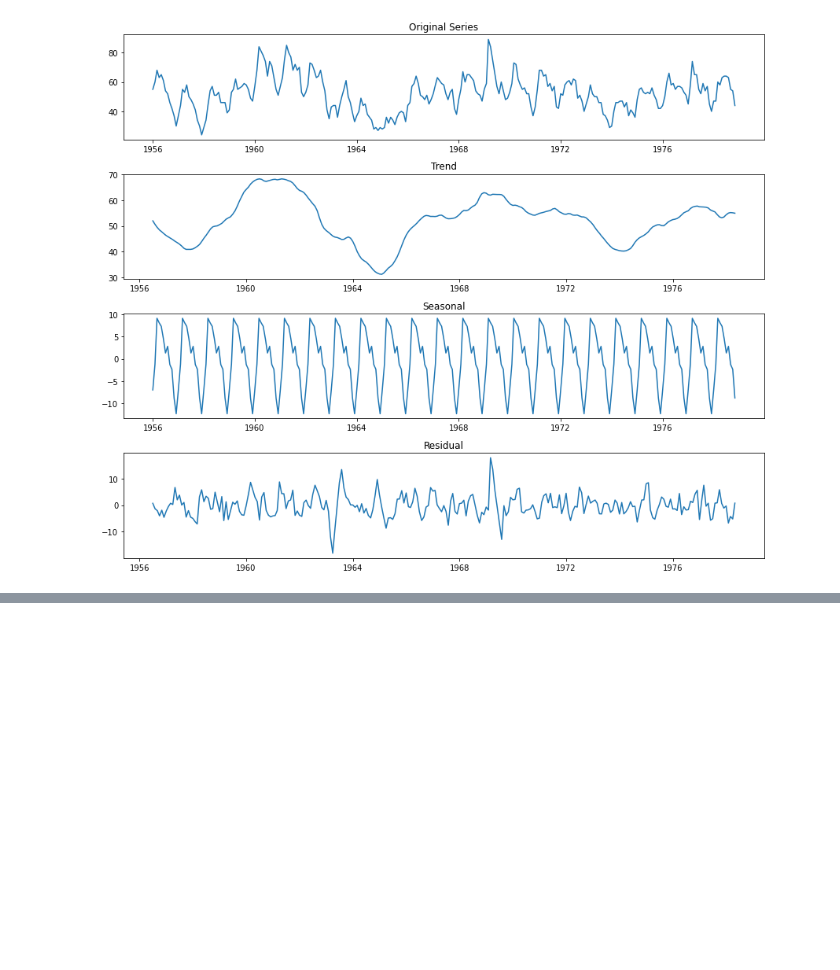
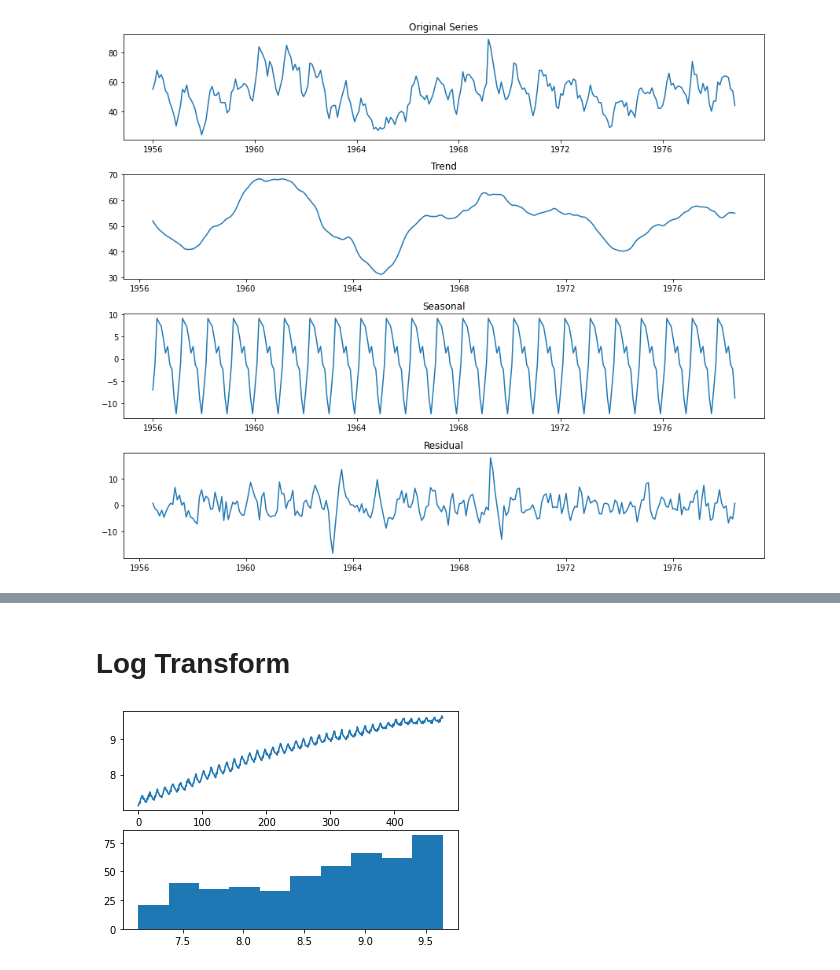
Before and after one commit to shahidzk1/Numerical_analysis, a Jupyter notebook: week8/Week8.ipynb, the cells around one changed output, grey strips where cells are left out. Cells and saved outputs as stored; diff of their text form; code cells hidden in the pictures; blank space fills up the shorter version.

```diff
--- a/week8/Week8.ipynb
+++ b/week8/Week8.ipynb
@@ -148,0 +201,20 @@ plt.show()
+# %% [markdown]
+# Log Transform
+# %%
+from numpy import log
+series = read_excel('Electricity.xls',
+              sheet_name='Data', header=0,
+              index_col=0, parse_dates=True)
+dataframe = DataFrame(series.values)
+dataframe.columns = ['electricity']
+dataframe['electricity'] = log(dataframe['electricity'])
+pyplot.figure(1)
+# line plot
+pyplot.subplot(211)
+pyplot.plot(dataframe['electricity'])
+# histogram
+pyplot.subplot(212)
+pyplot.hist(dataframe['electricity'])
+pyplot.show()
+# %% [output]
+[figure, added]
```
Also changed, not shown: parts of 4 cells of this notebook.
